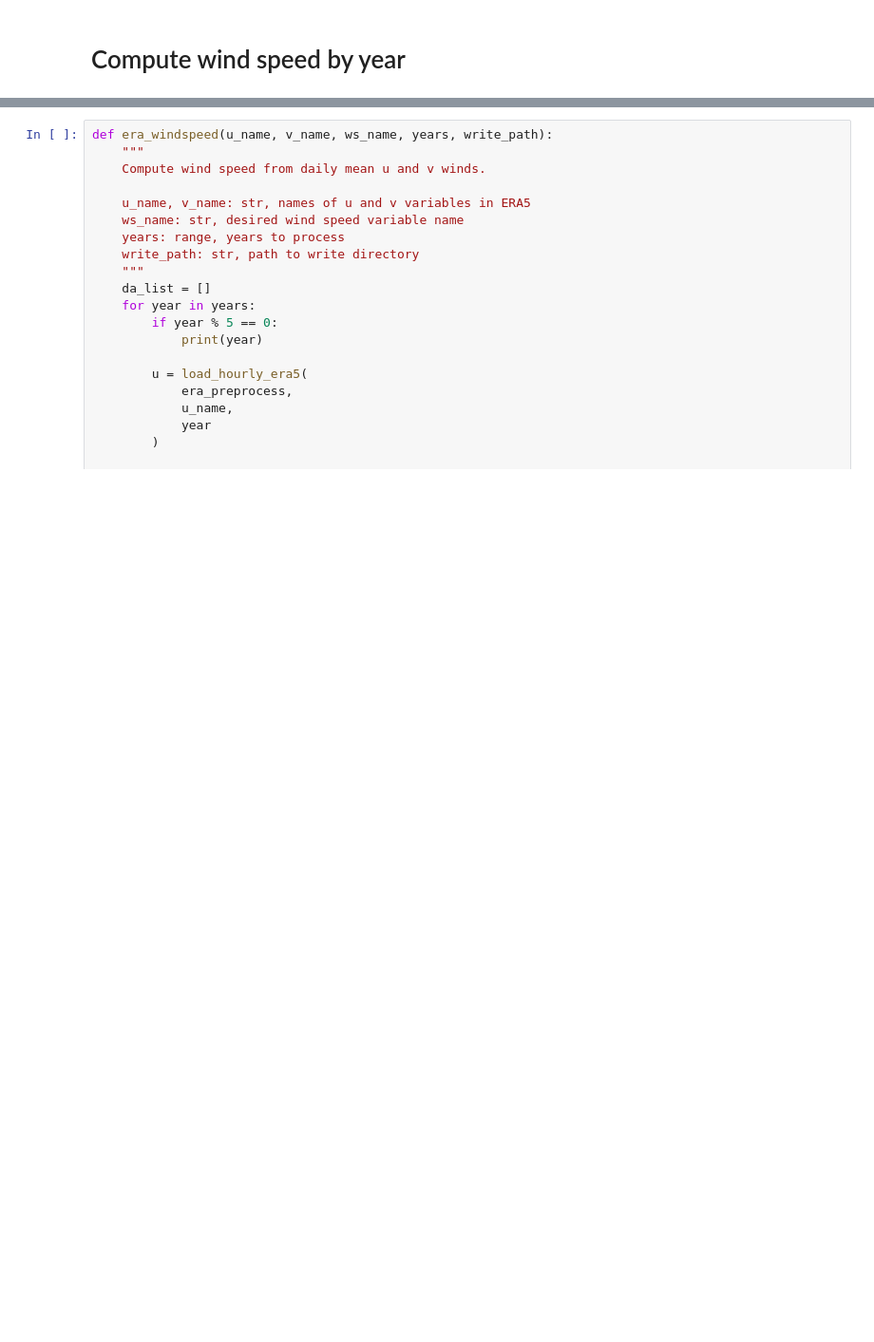
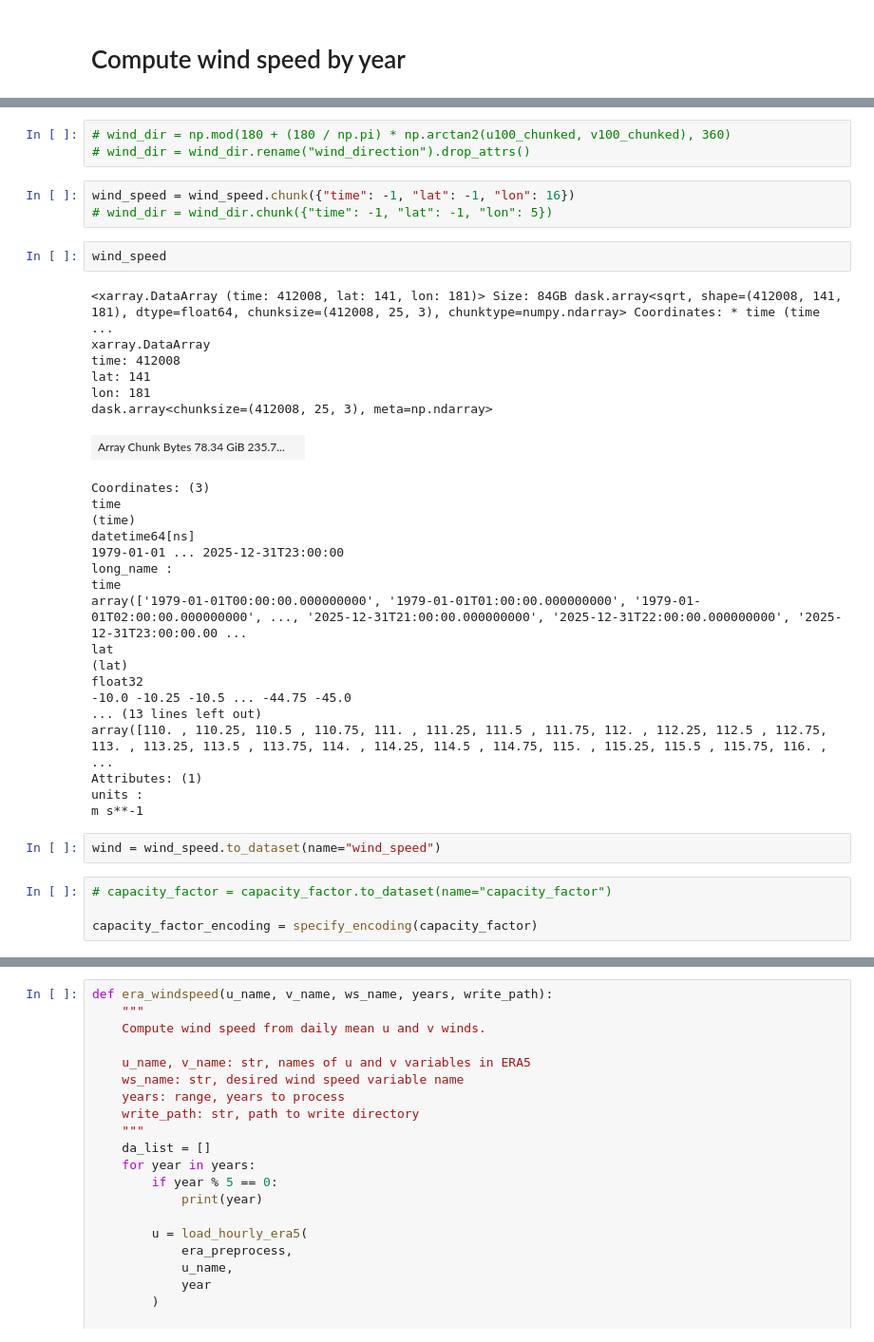
Before and after one commit to dougrichardson/wind_drought, a Jupyter notebook: notebooks/01_ERA5_wind_speed.ipynb, the cells around one changed output, grey strips where cells are left out. Shown at 95% size. Drawn from its saved outputs; the diff is of its cells as text; blank space fills up the shorter version.

```diff
--- a/notebooks/01_ERA5_wind_speed.ipynb
+++ b/notebooks/01_ERA5_wind_speed.ipynb
@@ -132,0 +257,39 @@ YEARS = range(1940, 2025)
+# %%
+# wind_dir = np.mod(180 + (180 / np.pi) * np.arctan2(u100_chunked, v100_chunked), 360)
+# wind_dir = wind_dir.rename("wind_direction").drop_attrs()
+# %%
+wind_speed = wind_speed.chunk({"time": -1, "lat": -1, "lon": 16})
+# wind_dir = wind_dir.chunk({"time": -1, "lat": -1, "lon": 5})
+# %%
+wind_speed
+# %% [output]
+<xarray.DataArray (time: 412008, lat: 141, lon: 181)> Size: 84GB dask.array<sqrt, shape=(412008, 141, 181), dtype=float64, chunksize=(412008, 25, 3), chunktype=numpy.ndarray> Coordinates: * time (time ...
+xarray.DataArray
+time: 412008
+lat: 141
+lon: 181
+dask.array<chunksize=(412008, 25, 3), meta=np.ndarray>
+| Array Chunk Bytes 78.34 GiB 235.7... |  |
+Coordinates: (3)
+time
+(time)
+datetime64[ns]
+1979-01-01 ... 2025-12-31T23:00:00
+long_name :
+time
+array(['1979-01-01T00:00:00.000000000', '1979-01-01T01:00:00.000000000', '1979-01-01T02:00:00.000000000', ..., '2025-12-31T21:00:00.000000000', '2025-12-31T22:00:00.000000000', '2025-12-31T23:00:00.00 ...
+lat
+(lat)
+float32
+-10.0 -10.25 -10.5 ... -44.75 -45.0
+... (13 lines left out)
+array([110. , 110.25, 110.5 , 110.75, 111. , 111.25, 111.5 , 111.75, 112. , 112.25, 112.5 , 112.75, 113. , 113.25, 113.5 , 113.75, 114. , 114.25, 114.5 , 114.75, 115. , 115.25, 115.5 , 115.75, 116. ,  ...
+Attributes: (1)
+units :
+m s**-1
+# %%
+wind = wind_speed.to_dataset(name="wind_speed")
+# %%
+# capacity_factor = capacity_factor.to_dataset(name="capacity_factor")
+
+capacity_factor_encoding = specify_encoding(capacity_factor)
```
Also changed, not shown: parts of 35 cells of this notebook, 12 other files.
